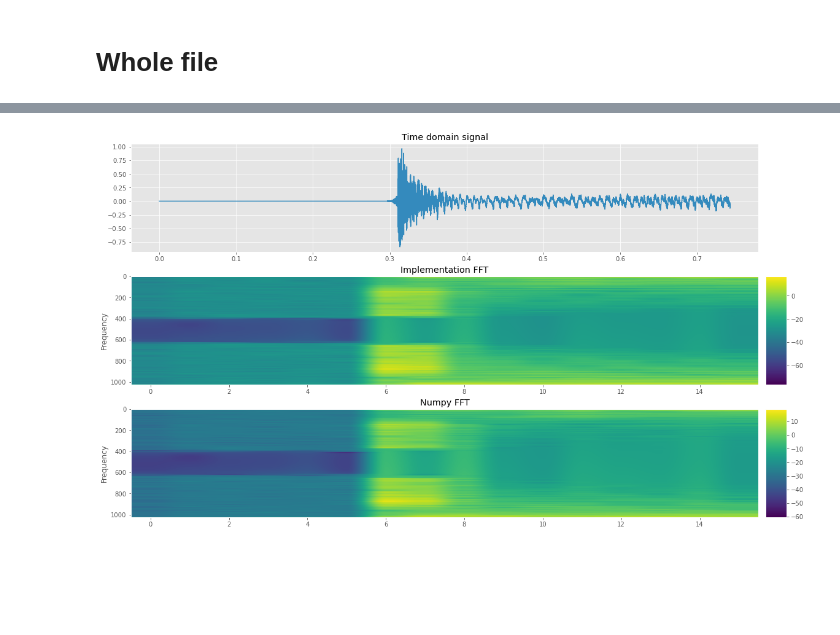
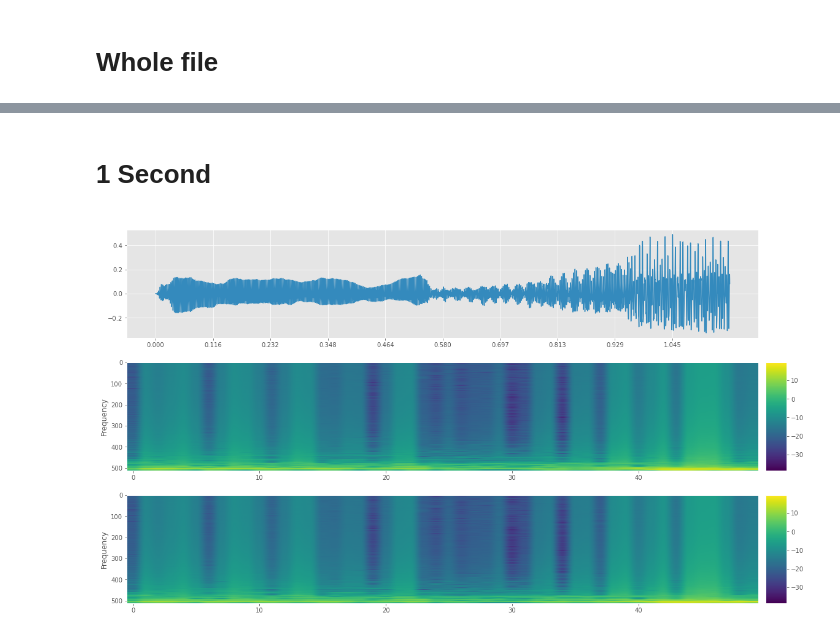
Before and after one commit to eloc3147/lightbox, a Jupyter notebook: processing_test/sample_debug.ipynb, the cells around one changed output, grey strips where cells are left out. Drawn from its saved outputs; the diff is of its cells as text; code cells hidden in the pictures; blank space fills up the shorter version.

```diff
--- a/processing_test/sample_debug.ipynb
+++ b/processing_test/sample_debug.ipynb
@@ -10,3 +10,21 @@ from plotting import load_wav, plot_chunk, plot_series, SAMPLE_RATE, CHUNK_TIME,
 plt.style.use('ggplot')
 
 interface = ProcessorInterface(window=False)
+
+# Samples
+indexes = np.arange(SAMPLE_RATE * CHUNK_TIME)
+generated_samples = (
+    np.sin(2 * np.pi * indexes * 900 / SAMPLE_RATE)
+    + np.sin(2 * np.pi * indexes * 1200 / SAMPLE_RATE)
+    + np.sin(2 * np.pi * indexes * 1800 / SAMPLE_RATE)
+    + np.sin(2 * np.pi * indexes * 15000 / SAMPLE_RATE)
+    + np.sin(2 * np.pi * indexes * 20000 / SAMPLE_RATE)
+).astype(np.float32)
+processed_generated_samples = np.array(interface.process_chunks(generated_samples), dtype=np.float32)
+
+real_samples = load_wav("song.wav", "left")
+processed_real_samples = np.array(interface.process_chunks(real_samples))
+processed_real_samples = processed_real_samples.reshape(
+    (len(processed_real_samples) // FFT_OUT_SIZE, FFT_OUT_SIZE),
+)
+processed_real_amplitudes = 10 * np.log10(processed_real_samples)
@@ -66,5 +67,7 @@ NameError: name 'plot_series' is not defined
+# %% [markdown]
+# 1 Second
 # %%
-slice_len = 16
-plot_series(0, real_samples[:slice_len * FFT_SIZE], db_power[:slice_len])
+slice_len = 50
+plot_series(0, real_samples[:slice_len * FFT_SIZE], processed_real_amplitudes[:slice_len])
 # %% [output]
-[figure, old version]
+[figure, new version]
```
Also changed, not shown: parts of 9 cells of this notebook, 1 other file.
